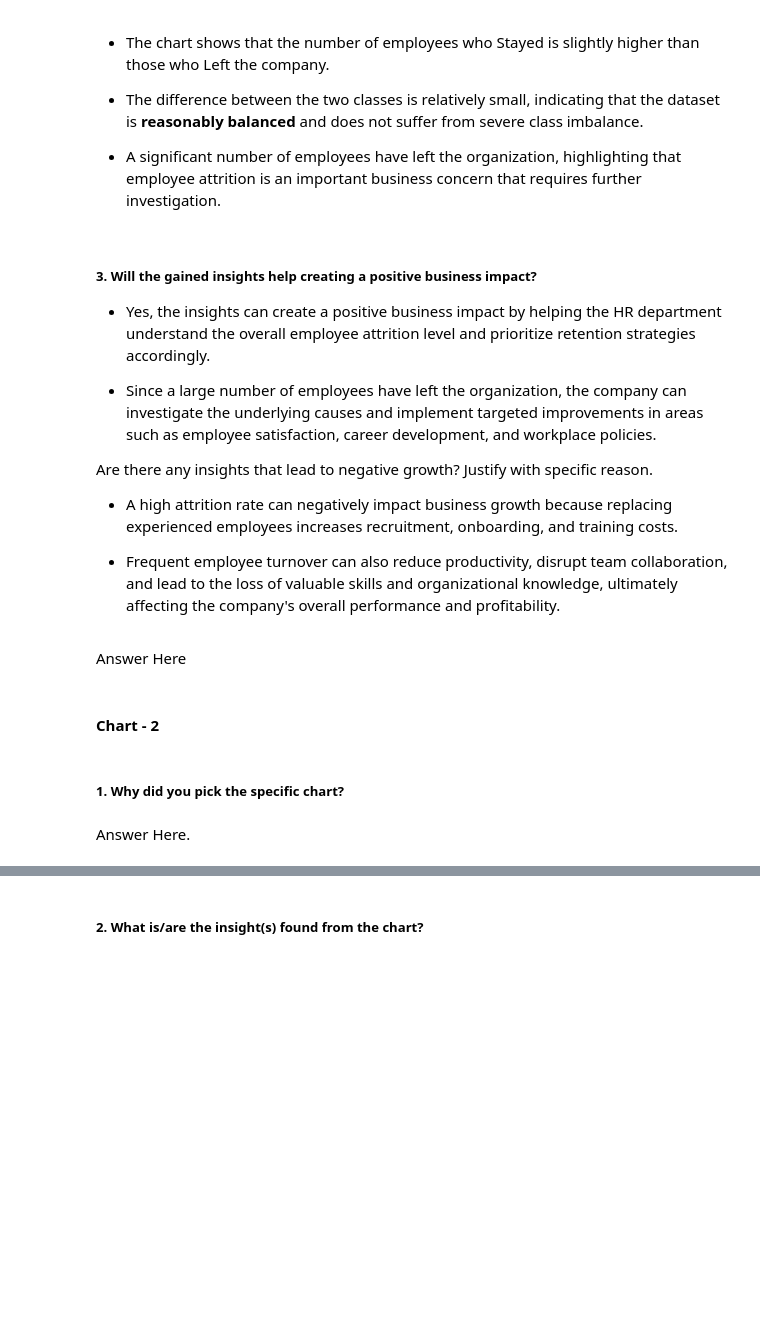
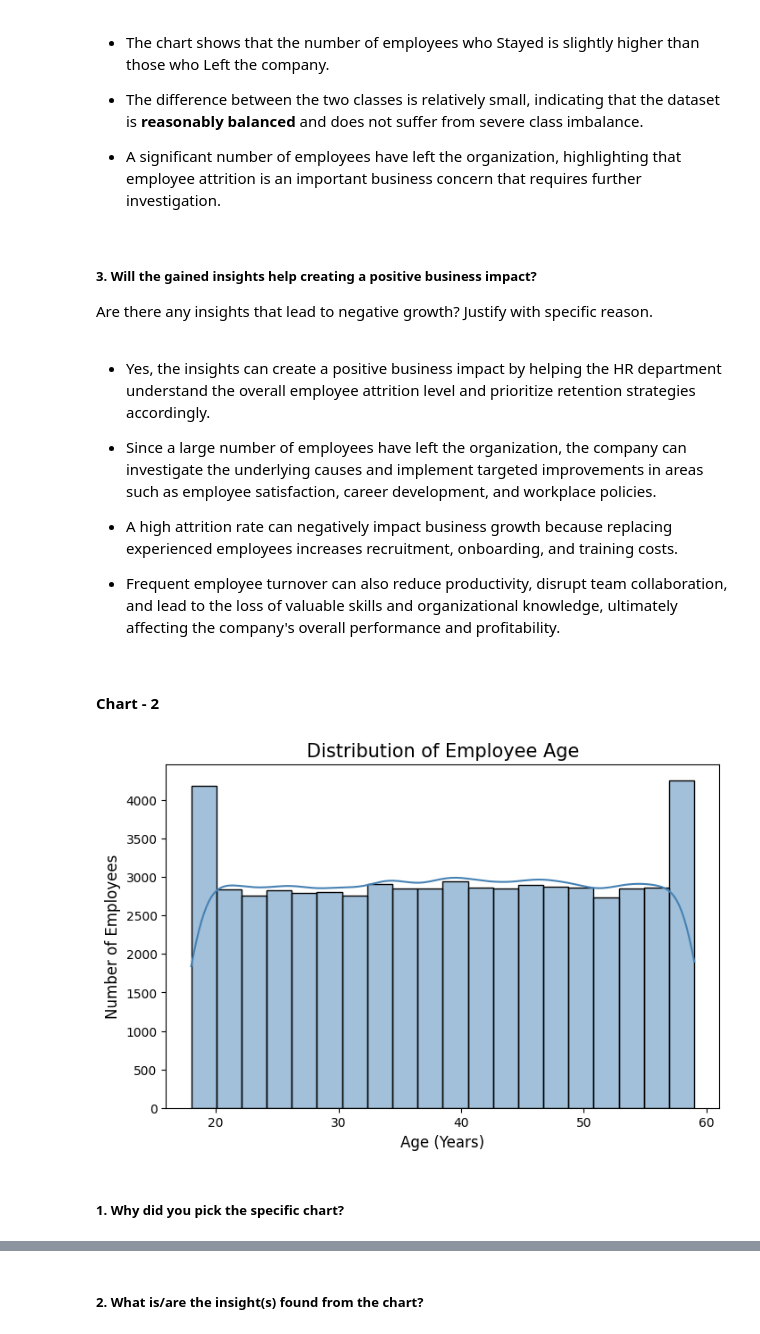
Before and after one commit to Sneha8126/Sneha-Sample-Classisfication--ML-Submission-Template, a Jupyter notebook: Sneha_Sample_Classisfication_ML_Submission_Template.ipynb, the cells around one changed output, grey strips where cells are left out. Saved outputs shown, nothing was run; the diff lists cells and outputs as text; code cells hidden in the pictures; blank space fills up the shorter version.

Commit message:
Added Chart-2 and its insights

```diff
--- a/Sneha_Sample_Classisfication_ML_Submission_Template.ipynb
+++ b/Sneha_Sample_Classisfication_ML_Submission_Template.ipynb
@@ -366,20 +366,16 @@ plt.show()
 * The difference between the two classes is relatively small, indicating that the dataset is **reasonably balanced** and does not suffer from severe class imbalance.
 
 * A significant number of employees have left the organization, highlighting that employee attrition is an important business concern that requires further investigation.
+# %% [markdown]
+##### 3. Will the gained insights help creating a positive business impact?
+Are there any insights that lead to negative growth? Justify with specific reason.
 # %% [markdown]
-##### 3. Will the gained insights help creating a positive business impact?
-
 * Yes, the insights can create a positive business impact by helping the HR department understand the overall employee attrition level and prioritize retention strategies accordingly.
 
 * Since a large number of employees have left the organization, the company can investigate the underlying causes and implement targeted improvements in areas such as employee satisfaction, career development, and workplace policies.
 
-
-Are there any insights that lead to negative growth? Justify with specific reason.
-
 * A high attrition rate can negatively impact business growth because replacing experienced employees increases recruitment, onboarding, and training costs.
 
 * Frequent employee turnover can also reduce productivity, disrupt team collaboration, and lead to the loss of valuable skills and organizational knowledge, ultimately affecting the company's overall performance and profitability.
-# %% [markdown]
-Answer Here
 # %% [markdown]
 #### Chart - 2
@@ -388,4 +382,21 @@ Answer Here
+# %%
+# Chart - 2 visualization code
+plt.figure(figsize=(8,5))
+
+sns.histplot(
+    data=df,
+    x='Age',
+    bins=20,
+    kde=True,
+    color='steelblue'
+)
+
+plt.title('Distribution of Employee Age', fontsize=15)
+plt.xlabel('Age (Years)', fontsize=12)
+plt.ylabel('Number of Employees', fontsize=12)
+
+plt.show()
+# %% [output]
+[figure, added]
 # %% [markdown]
 ##### 1. Why did you pick the specific chart?
-# %% [markdown]
-Answer Here.
```
Also changed, not shown: parts of 6 cells of this notebook.
